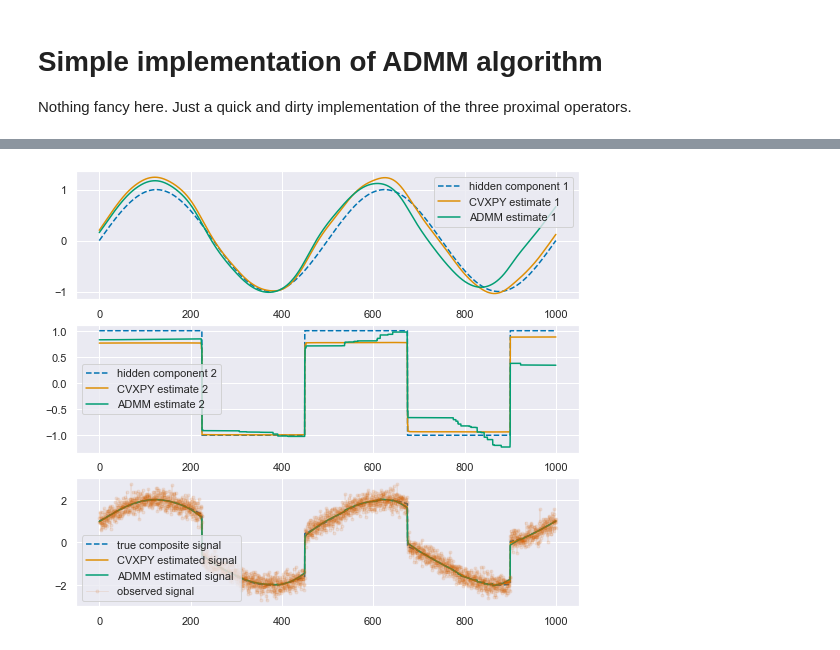
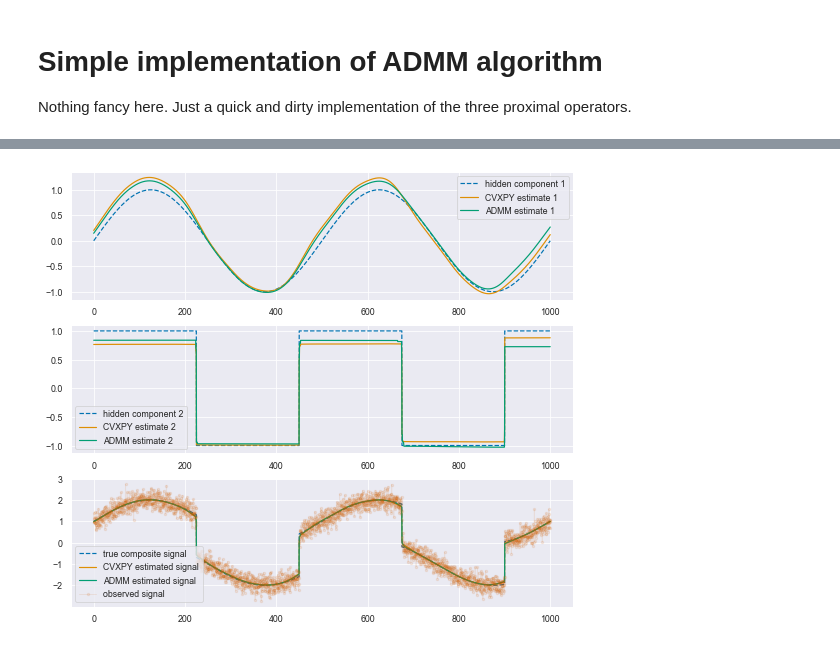
Before and after one commit to cvxgrp/signal-decomposition, a Jupyter notebook: notebooks/SD_ADMM_ProofOfConcept.ipynb, the cells around one changed output, grey strips where cells are left out. Cells and saved outputs as stored; diff of their text form; code cells hidden in the pictures.

```diff
--- a/notebooks/SD_ADMM_ProofOfConcept.ipynb
+++ b/notebooks/SD_ADMM_ProofOfConcept.ipynb
@@ -6,6 +6,7 @@ from scipy.optimize import minimize_scalar, minimize
 from time import time
 import seaborn as sns
 sns.set_style('darkgrid')
+sns.set_context('paper')
 import sys
 sys.path.append('..')
 # %%
@@ -33,13 +35,13 @@ plt.show()
 # Solve problem all at once with CVXPY
 # %%
 problem = Problem(data=y, components=[GaussNoise, SmoothSecondDifference, SparseFirstDiffConvex(vavg=0)])
-problem.weights.value = [1., 1e7, 10]
+problem.weights.value = [1., 1e7, 1e1]
 problem.decompose(solver=SOLVER)
 problem.problem.value
 # %% [output]
 255.7447842492718
 # %%
-fig, ax = plt.subplots(nrows=3, figsize=(10//1.5, 12//1.5))
+fig, ax = plt.subplots(nrows=3, figsize=(10//1.1, 12//1.5))
 ax[0].plot(t, signal1, label='hidden component 1', ls='--')
 ax[0].plot(t, problem.estimates[1], label='estimate 1')
 ax[1].plot(t, signal2, label='hidden component 2', ls='--')
@@ -115,0 +123,4 @@ plt.plot(residuals)
+# %%
+run1 = run_admm(y, num_iter=50, rho=1e-1)
+run2 = run_admm(y, num_iter=50, rho=1e0)
+run3 = run_admm(y, num_iter=50, rho=1e1)
@@ -116,16 +161,16 @@ plt.plot(residuals)
 # %%
 fig, ax = plt.subplots(nrows=3, figsize=(10//1.1, 12//1.5))
 ax[0].plot(t, signal1, label='hidden component 1', ls='--')
 ax[0].plot(t, problem.estimates[1], label='CVXPY estimate 1')
-ax[0].plot(t, x2, label='ADMM estimate 1')
+ax[0].plot(t, run2['x2'], label='ADMM estimate 1')
 ax[1].plot(t, signal2, label='hidden component 2', ls='--')
 ax[1].plot(t, problem.estimates[2], label='CVXPY estimate 2')
-ax[1].plot(t, x3, label='ADMM estimate 2')
+ax[1].plot(t, run2['x3'], label='ADMM estimate 2')
 ax[2].plot(t, signal1 + signal2, label='true composite signal', ls='--')
 ax[2].plot(t, problem.estimates[1] + problem.estimates[2], label='CVXPY estimated signal');
-ax[2].plot(t, x2 + x3, label='ADMM estimated signal');
+ax[2].plot(t, run2['x2'] + run2['x3'], label='ADMM estimated signal');
 ax[2].plot(t, y, label='observed signal', linewidth=1, marker='.', alpha=0.1);
 for a in ax:
     a.legend()
 # %% [output]
-[figure, old version]
+[figure, new version]
```
Also changed, not shown: parts of 21 cells of this notebook.
